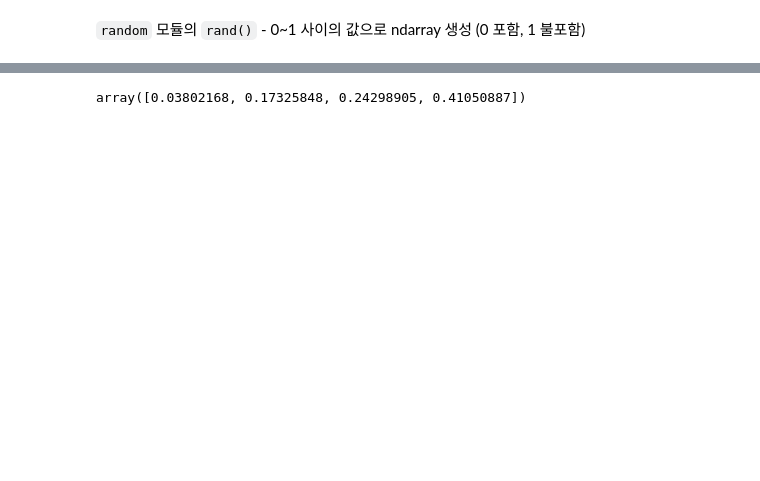
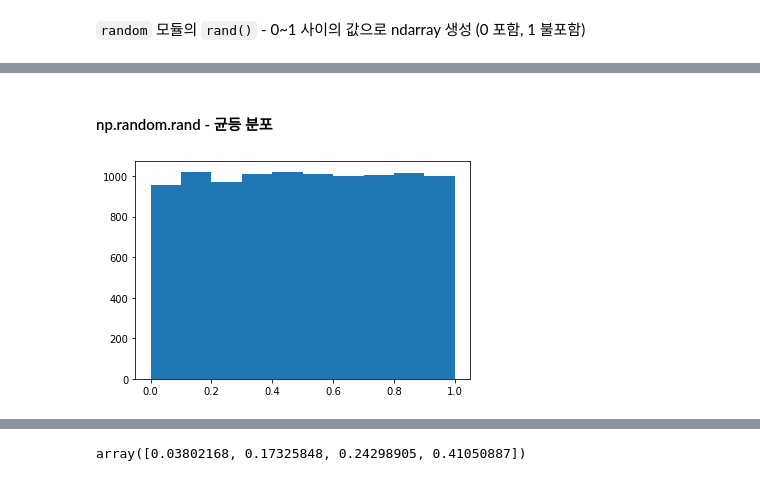
Before and after one commit to SwimmingHwang/practice-python, a Jupyter notebook: python_data_analysis(1)_numpy.ipynb, the cells around one changed output, grey strips where cells are left out. Drawn from its saved outputs; the diff is of its cells as text; code cells hidden in the pictures; blank space fills up the shorter version.

```diff
--- a/python_data_analysis(1)_numpy.ipynb
+++ b/python_data_analysis(1)_numpy.ipynb
@@ -199,3 +265,16 @@ array([1, 2, 3])
+# %% [markdown]
+#### np.random.rand - 균등 분포
+# %%
+'''
+균등  분포
+np.random.rand
+'''
+a = np.random.rand(10000)
+import matplotlib.pyplot as plt
+plt.hist(a, bins=10)
+plt.show()
+# %% [output]
+[figure, added]
 # %%
 np.random.rand(4,5,3) # parameter 은 shape
 # %% [output]
```
Also changed, not shown: parts of 115 cells of this notebook.
